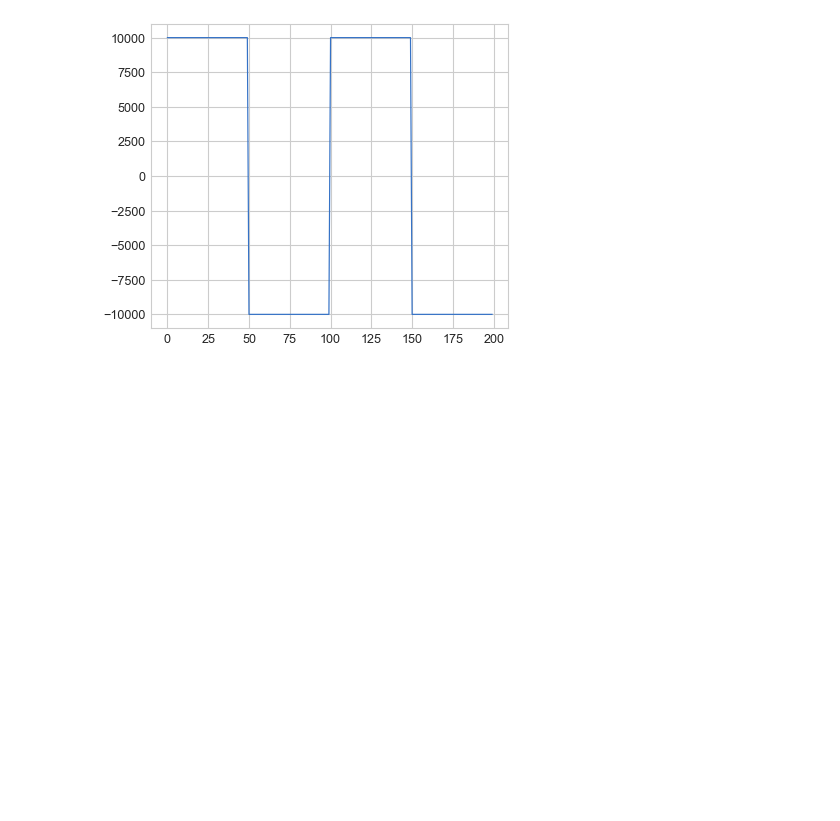
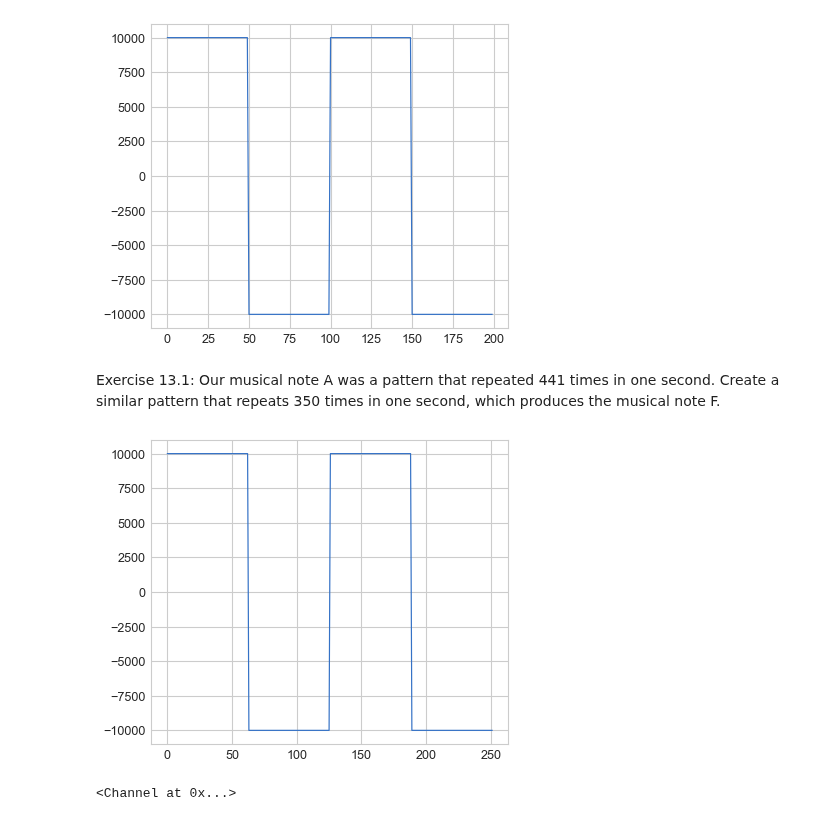
Before and after one commit to aliakhtar/maths4programmers-python, a Jupyter notebook: ch13/13.1.ipynb, the cells around one changed output. Cells and saved outputs as stored; diff of their text form; code cells hidden in the pictures; blank space fills up the shorter version.

```diff
--- a/ch13/13.1.ipynb
+++ b/ch13/13.1.ipynb
@@ -72,3 +72,18 @@ plot_sequence(arr, line=True, max=200)
 # %%
 sound = pygame.sndarray.make_sound(arr)
 sound.play()
+# %% [markdown]
+Exercise 13.1: Our musical note A was a pattern that repeated 441 times in one second. Create a similar pattern that
+repeats 350 times in one second, which produces the musical note F.
+# %%
+form = np.repeat([10000, -10000], 63) # resulting in a 126 element array
+arr = np.tile(form, 350) # 126 * 350 = 44100
+arr = np.array(arr, dtype='int16')
+plot_sequence(arr, line=True, max=63 * 4)
+# %% [output]
+[figure, added]
+# %%
+sound = pygame.sndarray.make_sound(arr)
+sound.play()
+# %% [output]
+<Channel at 0x...>
```
